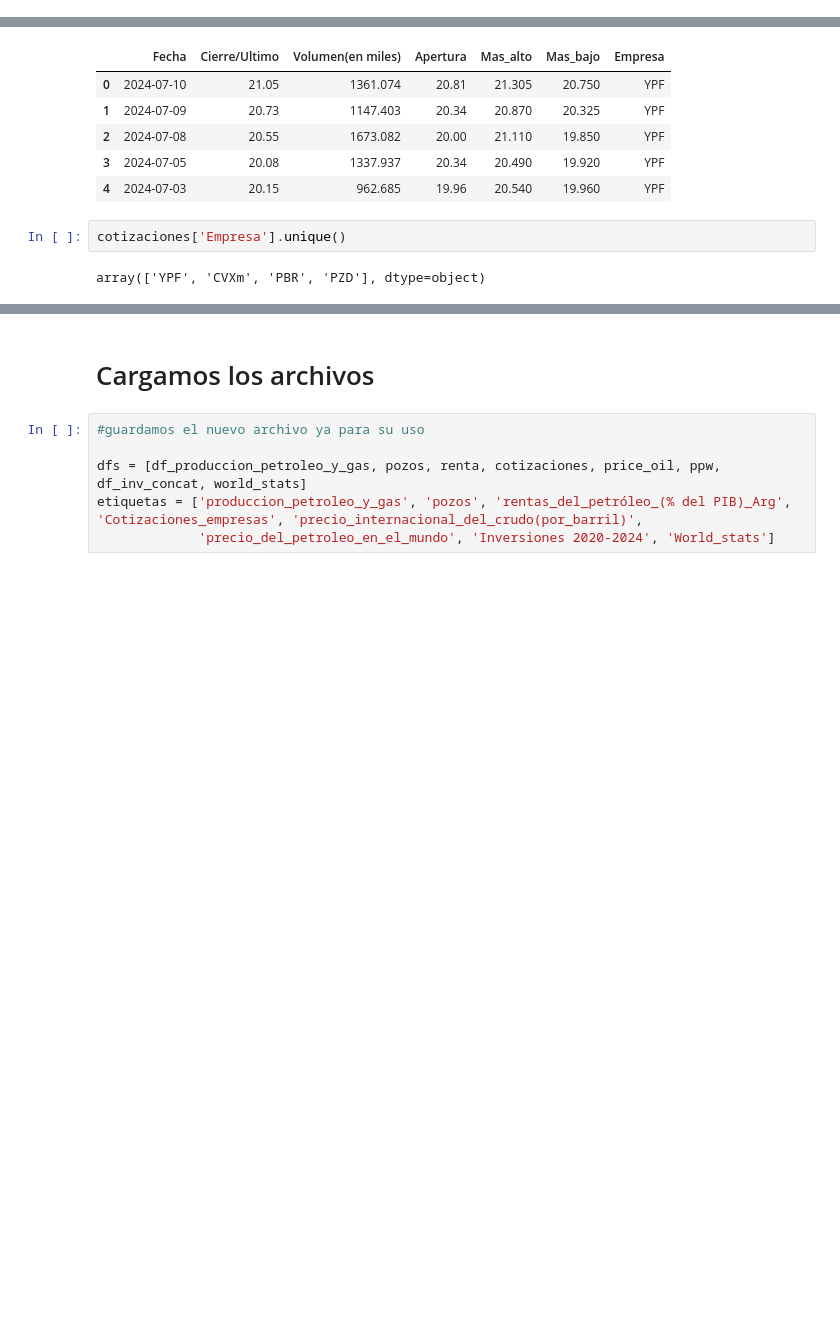
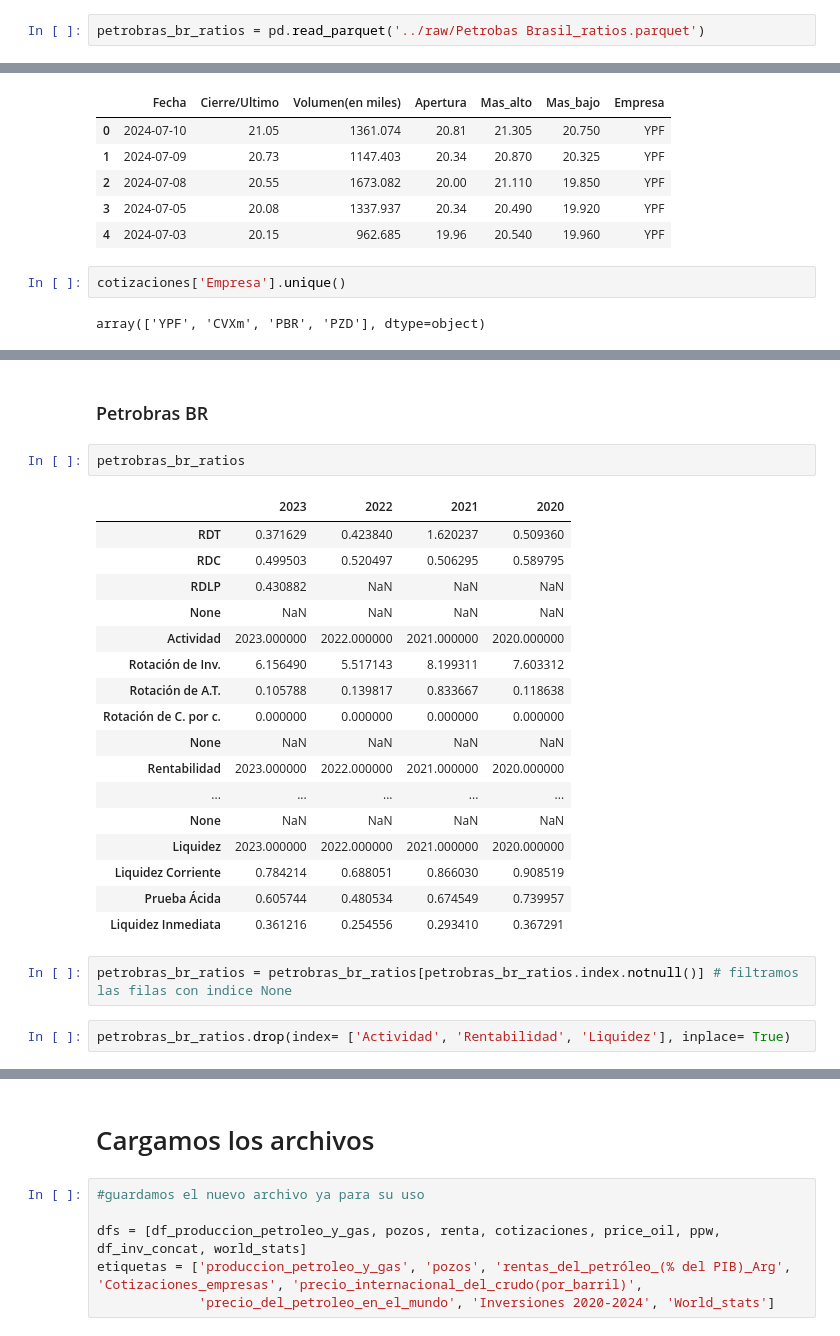
Before and after one commit to No-Country-simulation/c19-108-m-data-bi, a Jupyter notebook: notebooks/ETL.ipynb, the cells around one changed output, grey strips where cells are left out. Cells and saved outputs as stored; diff of their text form; blank space fills up the shorter version.

```diff
--- a/notebooks/ETL.ipynb
+++ b/notebooks/ETL.ipynb
@@ -86,0 +93,2 @@ world_prod = pd.read_parquet('../raw/Yearbook_world_production.parquet')
+# %%
+petrobras_br_ratios = pd.read_parquet('../raw/Petrobas Brasil_ratios.parquet')
@@ -1301,0 +1446,26 @@ array(['YPF', 'CVXm', 'PBR', 'PZD'], dtype=object)
+# %% [markdown]
+### Petrobras BR
+# %%
+petrobras_br_ratios
+# %% [output]
+|  | 2023 | 2022 | 2021 | 2020 |
+| RDT | 0.371629 | 0.423840 | 1.620237 | 0.509360 |
+| RDC | 0.499503 | 0.520497 | 0.506295 | 0.589795 |
+| RDLP | 0.430882 | NaN | NaN | NaN |
+| None | NaN | NaN | NaN | NaN |
+| Actividad | 2023.000000 | 2022.000000 | 2021.000000 | 2020.000000 |
+| Rotación de Inv. | 6.156490 | 5.517143 | 8.199311 | 7.603312 |
+| Rotación de A.T. | 0.105788 | 0.139817 | 0.833667 | 0.118638 |
+| Rotación de C. por c. | 0.000000 | 0.000000 | 0.000000 | 0.000000 |
+| None | NaN | NaN | NaN | NaN |
+| Rentabilidad | 2023.000000 | 2022.000000 | 2021.000000 | 2020.000000 |
+| ... | ... | ... | ... | ... |
+| None | NaN | NaN | NaN | NaN |
+| Liquidez | 2023.000000 | 2022.000000 | 2021.000000 | 2020.000000 |
+| Liquidez Corriente | 0.784214 | 0.688051 | 0.866030 | 0.908519 |
+| Prueba Ácida | 0.605744 | 0.480534 | 0.674549 | 0.739957 |
+| Liquidez Inmediata | 0.361216 | 0.254556 | 0.293410 | 0.367291 |
+# %%
+petrobras_br_ratios = petrobras_br_ratios[petrobras_br_ratios.index.notnull()] # filtramos las filas con indice None
+# %%
+petrobras_br_ratios.drop(index= ['Actividad', 'Rentabilidad', 'Liquidez'], inplace= True)
```
Also changed, not shown: parts of 49 cells of this notebook, 22 other files.
